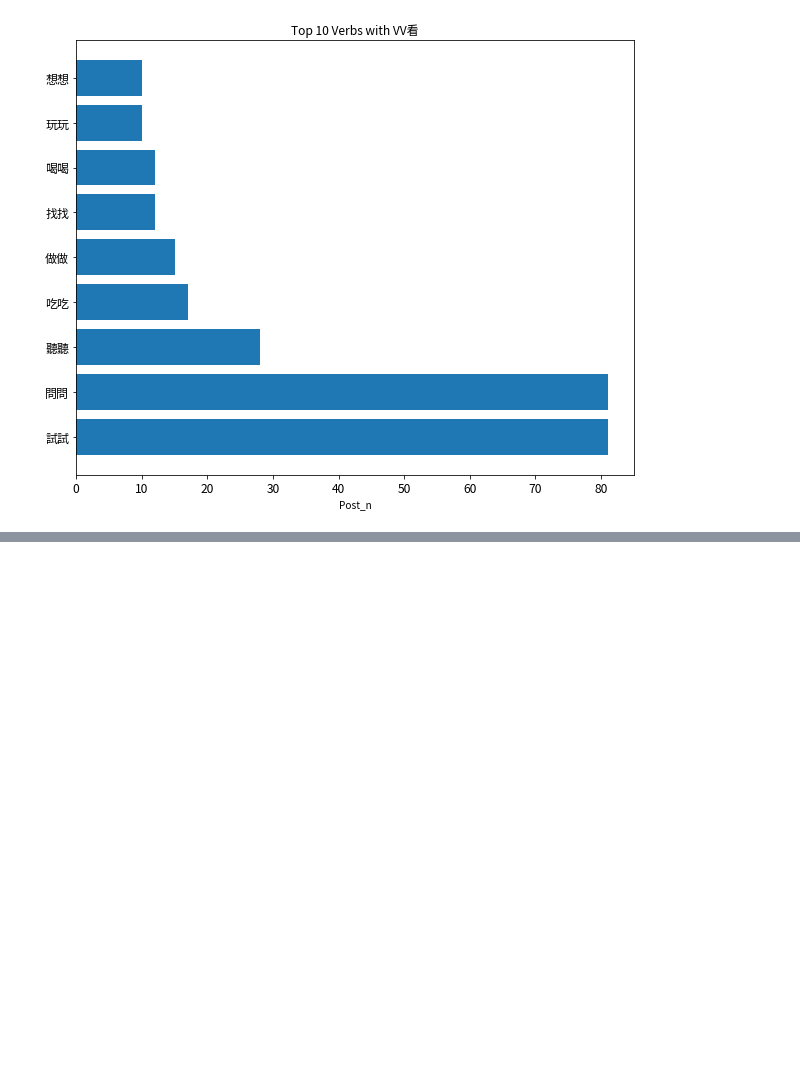
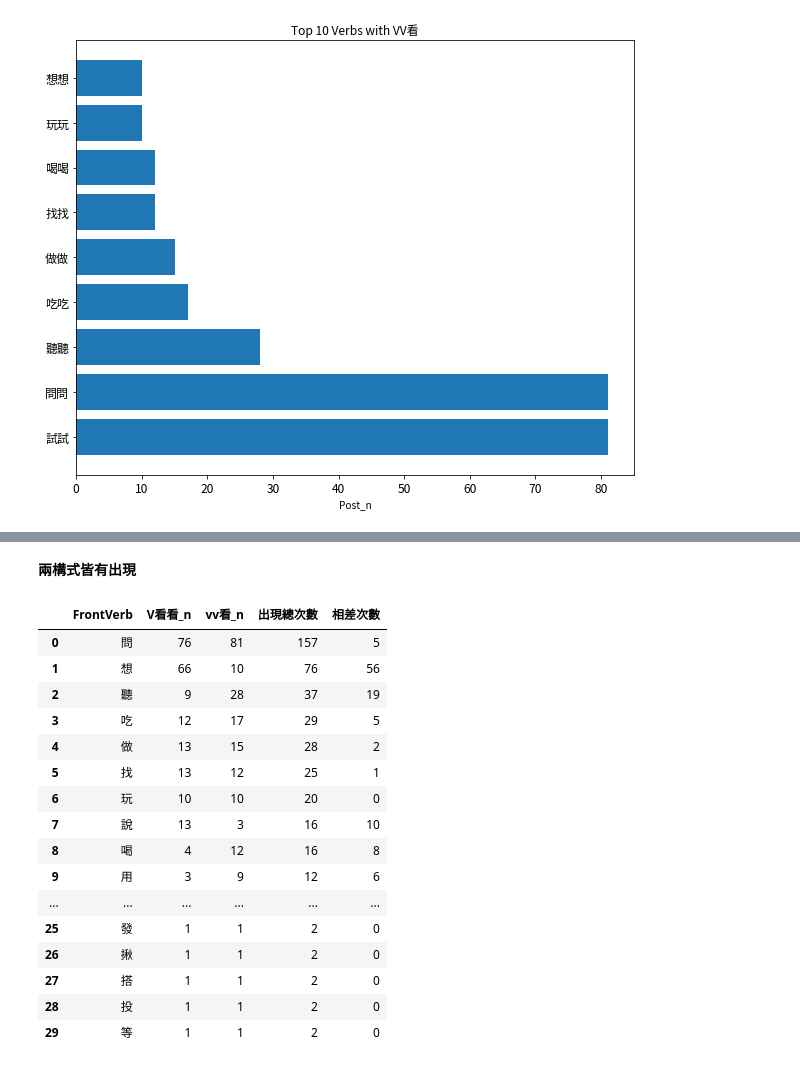
Before and after one commit to cckk2913/corpus-linguistics, a Jupyter notebook: hw3-6/Dcard_Vkk_VVk.ipynb, the cells around one changed output, grey strips where cells are left out. Saved outputs shown, nothing was run; the diff lists cells and outputs as text; code cells hidden in the pictures; blank space fills up the shorter version.

```diff
--- a/hw3-6/Dcard_Vkk_VVk.ipynb
+++ b/hw3-6/Dcard_Vkk_VVk.ipynb
@@ -501,0 +596,24 @@ plt.show()
+# %% [markdown]
+**兩構式皆有出現**
+# %%
+output = []
+df = union_df.loc[(union_df['V看看_n']!=0) & (union_df['vv看_n']!=0)]
+df.sort_values(['出現總次數'], ascending=False).reset_index(drop=True)
+# %% [output]
+|  | FrontVerb | V看看_n | vv看_n | 出現總次數 | 相差次數 |
+| 0 | 問 | 76 | 81 | 157 | 5 |
+| 1 | 想 | 66 | 10 | 76 | 56 |
+| 2 | 聽 | 9 | 28 | 37 | 19 |
+| 3 | 吃 | 12 | 17 | 29 | 5 |
+| 4 | 做 | 13 | 15 | 28 | 2 |
+| 5 | 找 | 13 | 12 | 25 | 1 |
+| 6 | 玩 | 10 | 10 | 20 | 0 |
+| 7 | 說 | 13 | 3 | 16 | 10 |
+| 8 | 喝 | 4 | 12 | 16 | 8 |
+| 9 | 用 | 3 | 9 | 12 | 6 |
+| ... | ... | ... | ... | ... | ... |
+| 25 | 發 | 1 | 1 | 2 | 0 |
+| 26 | 揪 | 1 | 1 | 2 | 0 |
+| 27 | 搭 | 1 | 1 | 2 | 0 |
+| 28 | 投 | 1 | 1 | 2 | 0 |
+| 29 | 等 | 1 | 1 | 2 | 0 |
```
Also changed, not shown: parts of 36 cells of this notebook, 13 other files.
